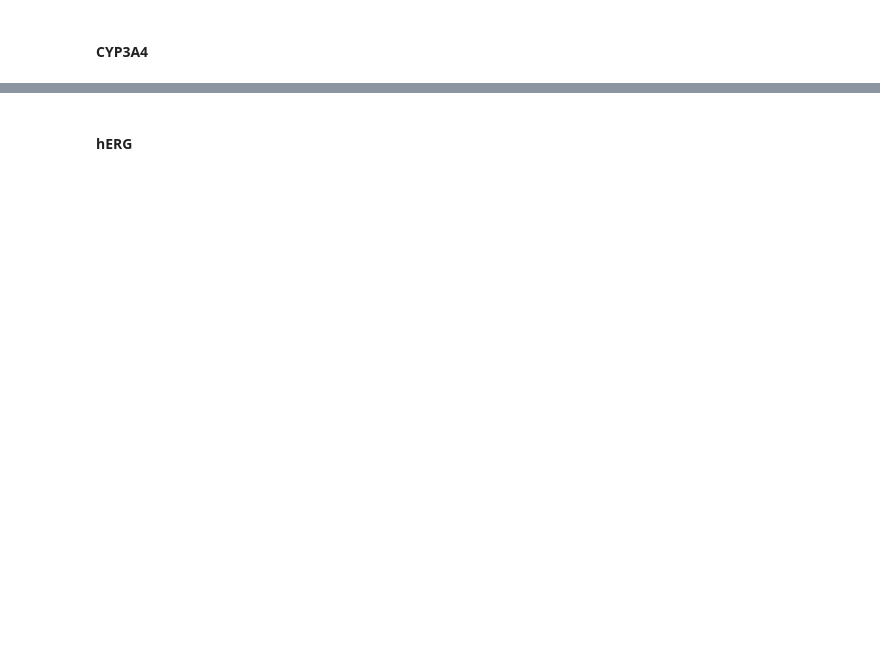
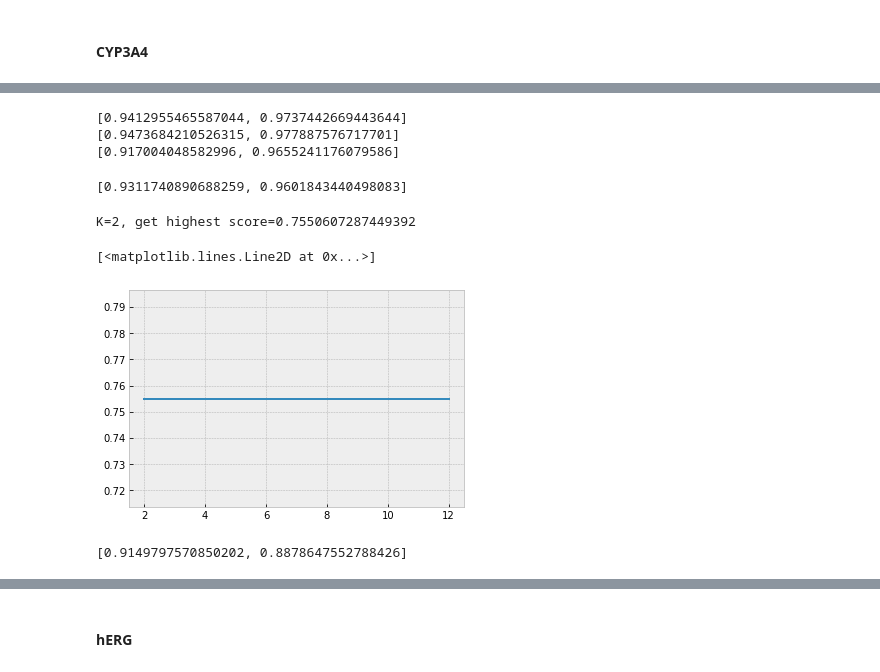
Before and after one commit to 12Jack21/mathmodel, a Jupyter notebook: datap.ipynb, the cells around one changed output, grey strips where cells are left out. Cells and saved outputs as stored; diff of their text form; code cells hidden in the pictures; blank space fills up the shorter version.

```diff
--- a/datap.ipynb
+++ b/datap.ipynb
@@ -944,0 +1075,11 @@ y_test_df.to_excel('ADMET.xlsx',sheet_name='mytest')
+# %%
+from sklearn.linear_model import LogisticRegression
+
+lr = LogisticRegression()
+lr.fit(X_train,y_train)
+y_prob = lr.predict_proba(X_test)[:,1]
+y_pred = lr.predict(X_test)
+fpr_lr,tpr_lr,threshold_lr = metrics.roc_curve(y_test,y_prob)
+auc_lr = metrics.auc(fpr_lr,tpr_lr)
+score_lr = metrics.accuracy_score(y_test,y_pred)
+print([score_lr,auc_lr])
@@ -944,0 +1095,63 @@ y_test_df.to_excel('ADMET.xlsx',sheet_name='mytest')
+# %%
+# SVM with standardization
+kernelList = ['linear','rbf','sigmoid']
+for kernel in kernelList:
+    svc = SVC(kernel=kernel).fit(X_train_tran,y_train)
+
+    # decision border distance
+    y_prob = svc.decision_function(X_test_tran)
+    y_pred = svc.predict(X_test_tran)
+    # false positive, true positive
+    fpr_svc,tpr_svc,threshold_svc = metrics.roc_curve(y_test,y_prob)
+    # auc curve
+    auc_svc = metrics.auc(fpr_svc,tpr_svc)
+    score_svc = metrics.accuracy_score(y_test,y_pred)
+    print([score_svc,auc_svc])
+# %% [output]
+[0.9412955465587044, 0.9737442669443644]
+[0.9473684210526315, 0.977887576717701]
+[0.917004048582996, 0.9655241176079586]
+# %%
+# KNN with standardization
+from sklearn.neighbors import KNeighborsClassifier
+
+# knn = KNeighborsClassifier(n_neighbors=5,weights='uniform').fit(X_train_tran,y_train)
+knn = KNeighborsClassifier(n_neighbors=5,weights='distance').fit(X_train_tran,y_train)
+
+y_prob = knn.predict_proba(X_test_tran)[:,1]
+y_pred = knn.predict(X_test_tran)
+fpr_knn,tpr_knn,threshold_knn = metrics.roc_curve(y_test,y_prob)
+auc_knn = metrics.auc(fpr_knn,tpr_knn)
+score_knn = metrics.accuracy_score(y_test,y_pred)
+print([score_knn,auc_knn])
+# %% [output]
+[0.9311740890688259, 0.9601843440498083]
+# %%
+# select best K
+score_K=[]
+KList=range(2,13)
+
+for k in KList:
+    knn = KNeighborsClassifier(n_neighbors=k,weights='distance').fit(X_train_tran,y_train)
+    score_K.append(knn.score(X_test,y_test))
+
+print('K={}, get highest score={}'.format(KList[score_K.index(max(score_K))],max(score_K)))
+plt.plot(KList, score_K)
+# %% [output]
+K=2, get highest score=0.7550607287449392
+[<matplotlib.lines.Line2D at 0x...>]
+[figure, added]
+# %%
+# decision tree
+from sklearn import tree
+
+dtc = tree.DecisionTreeClassifier()
+dtc.fit(X_train,y_train)
+y_prob = dtc.predict_proba(X_test)[:,1]
+y_pred = dtc.predict(X_test)
+fpr_dtc,tpr_dtc,threshod_dtc= metrics.roc_curve(y_test,y_prob)
+score_dtc = metrics.accuracy_score(y_test,y_pred)
+auc_dtc = metrics.auc(fpr_dtc,tpr_dtc)
+print([score_dtc,auc_dtc])
+# %% [output]
+[0.9149797570850202, 0.8878647552788426]
```
Also changed, not shown: parts of 78 cells of this notebook.
